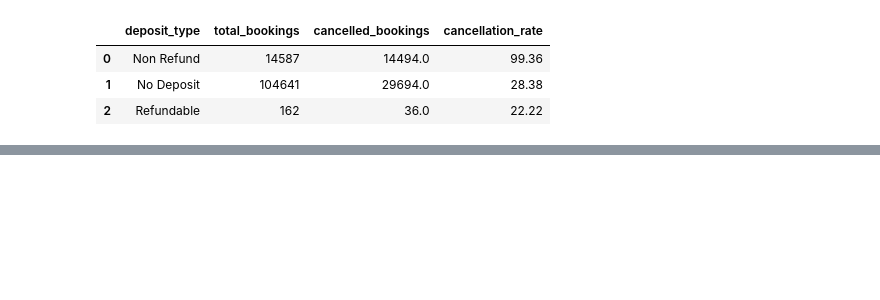
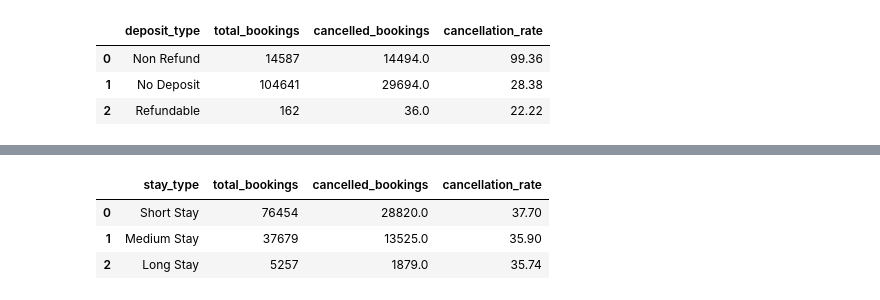
Before and after one commit to bansalbhumi/Hotel-Demand-Analytics-and-Cancellation-Prediction-Project, a Jupyter notebook: notebooks/04_sql_analytics.ipynb, the cells around one changed output, grey strips where cells are left out. Saved outputs shown, nothing was run; the diff lists cells and outputs as text; code cells hidden in the pictures; blank space fills up the shorter version.

```diff
--- a/notebooks/04_sql_analytics.ipynb
+++ b/notebooks/04_sql_analytics.ipynb
@@ -200,0 +249,18 @@ GROUP BY is_canceled
+# %%
+## STAY TYPE CANCELLATION RATE
+
+duckdb.sql("""
+SELECT
+    stay_type,
+    COUNT(*) AS total_bookings,
+    SUM(is_canceled) AS cancelled_bookings,
+    ROUND(AVG(is_canceled) *100, 2) AS cancellation_rate
+FROM hotel_data
+GROUP BY stay_type
+ORDER BY cancellation_rate DESC
+""").df()
+# %% [output]
+|  | stay_type | total_bookings | cancelled_bookings | cancellation_rate |
+| 0 | Short Stay | 76454 | 28820.0 | 37.70 |
+| 1 | Medium Stay | 37679 | 13525.0 | 35.90 |
+| 2 | Long Stay | 5257 | 1879.0 | 35.74 |
```
Also changed, not shown: parts of 24 cells of this notebook.
